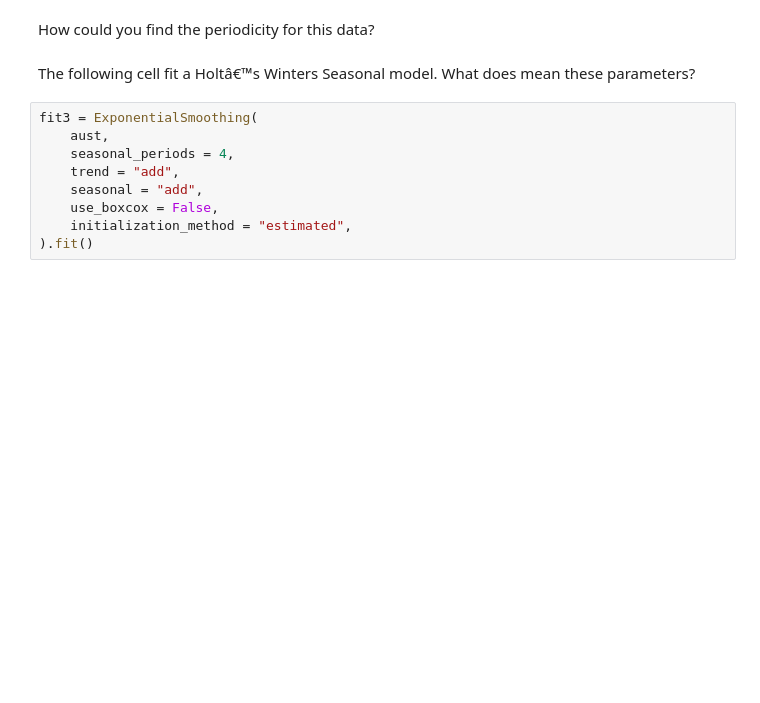
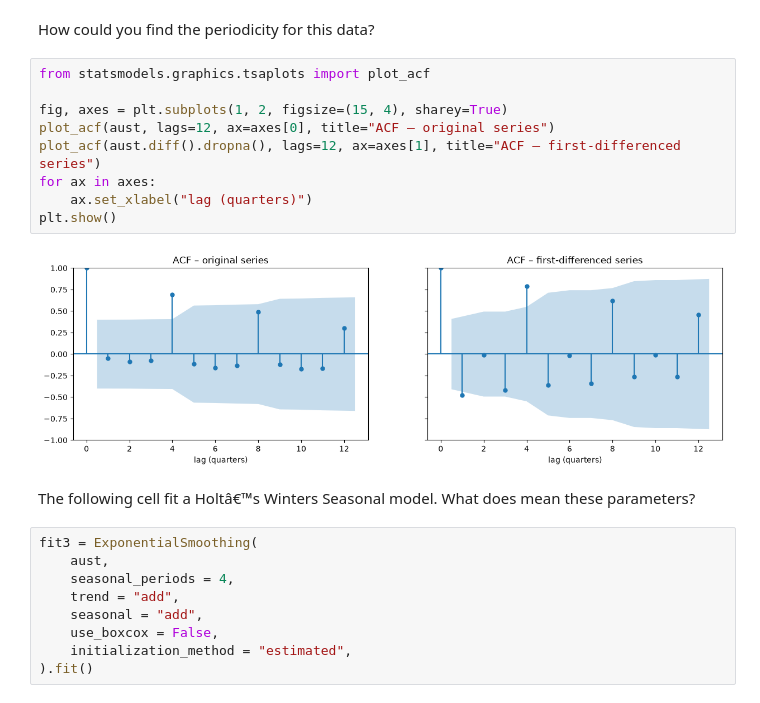
Before and after one commit to Giovanipt2/Time-Series, a Jupyter notebook: notebooks/exponential_smoothing.ipynb, the cells around one changed output. Drawn from its saved outputs; the diff is of its cells as text; blank space fills up the shorter version.

```diff
--- a/notebooks/exponential_smoothing.ipynb
+++ b/notebooks/exponential_smoothing.ipynb
@@ -130,5 +254,16 @@ aust.plot()
 # %% [markdown]
 How could you find the periodicity for this data?
+# %%
+from statsmodels.graphics.tsaplots import plot_acf
+
+fig, axes = plt.subplots(1, 2, figsize=(15, 4), sharey=True)
+plot_acf(aust, lags=12, ax=axes[0], title="ACF – original series")
+plot_acf(aust.diff().dropna(), lags=12, ax=axes[1], title="ACF – first-differenced series")
+for ax in axes:
+    ax.set_xlabel("lag (quarters)")
+plt.show()
+# %% [output]
+[figure, added]
 # %% [markdown]
 The following cell fit a Holtâ€™s Winters Seasonal model. What does mean these parameters?
 # %%
```
Also changed, not shown: parts of 16 cells of this notebook, 1 other file.
